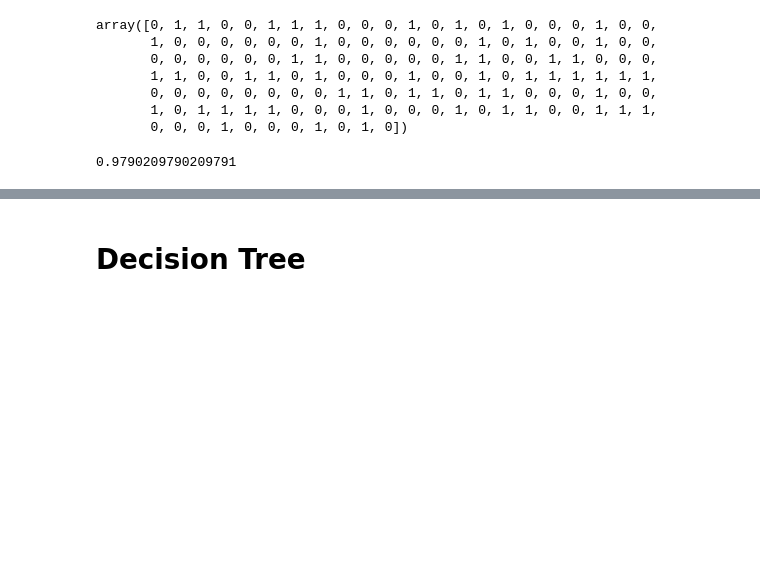
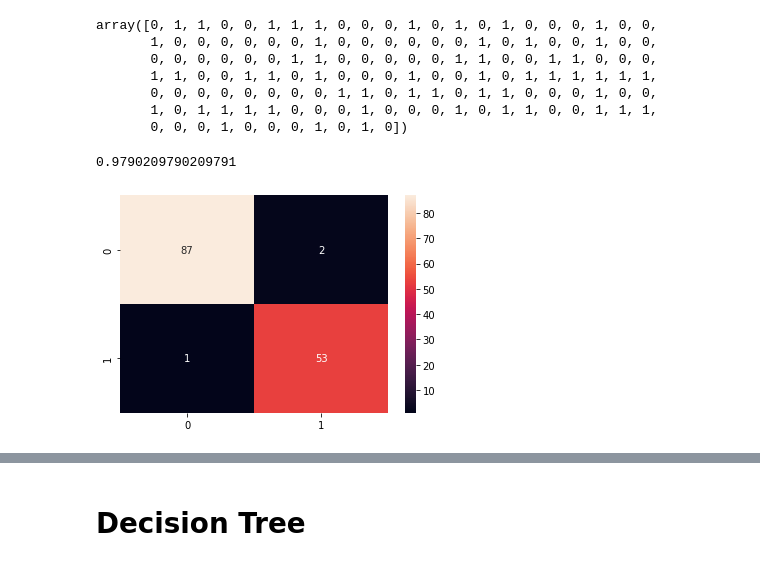
Before and after one commit to S-Delowar/Data-Science-Machine-Learning, a Jupyter notebook: Breast Cancer Classification/Breast_Cancer_Classification.ipynb, the cells around one changed output, grey strips where cells are left out. Saved outputs shown, nothing was run; the diff lists cells and outputs as text; code cells hidden in the pictures; blank space fills up the shorter version.

```diff
--- a/Breast Cancer Classification/Breast_Cancer_Classification.ipynb
+++ b/Breast Cancer Classification/Breast_Cancer_Classification.ipynb
@@ -259,3 +276,8 @@ array([0, 1, 1, 0, 0, 1, 1, 1, 0, 0, 0, 1, 0, 1, 0, 1, 0, 0, 0, 1, 0, 0,
 lr.score(x_test, y_test)
 # %% [output]
 0.9790209790209791
+# %%
+cm = confusion_matrix(y_test,y_pred)
+sns.heatmap(cm, annot = True);
+# %% [output]
+[figure, added]
```
Also changed, not shown: parts of 54 cells of this notebook.
